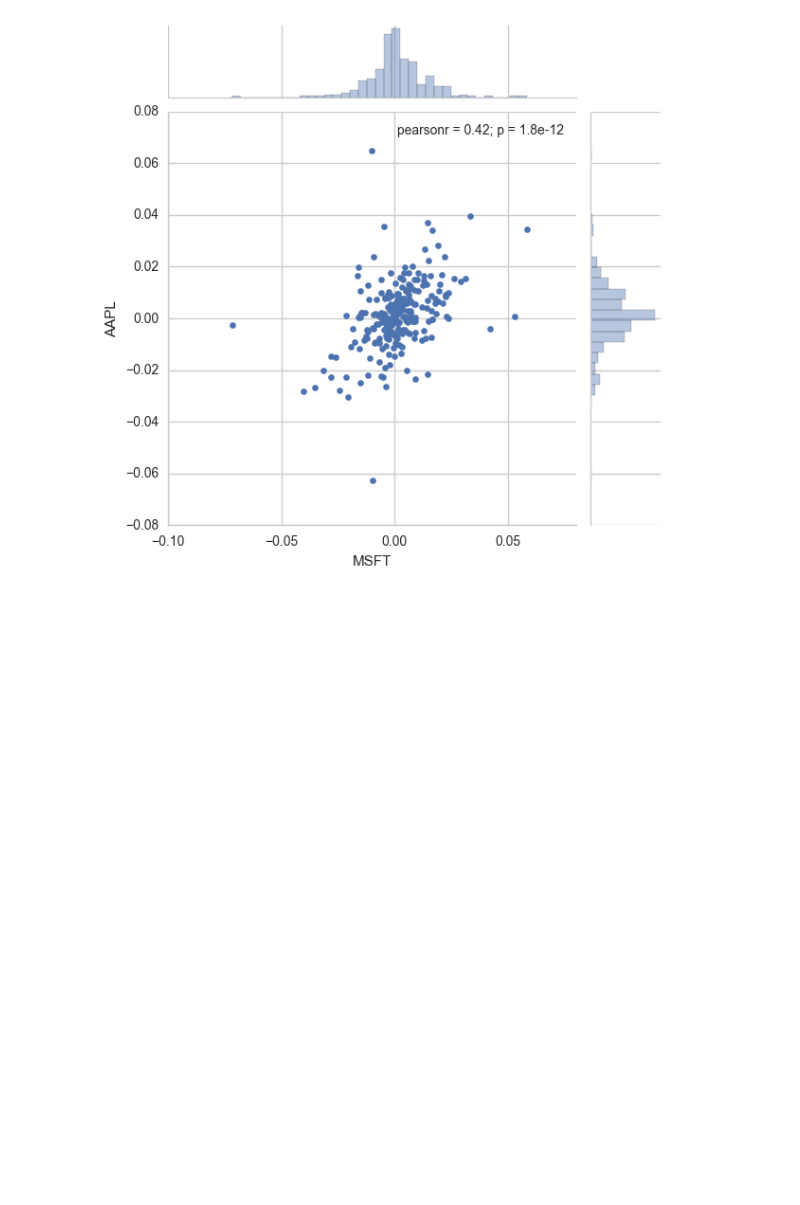
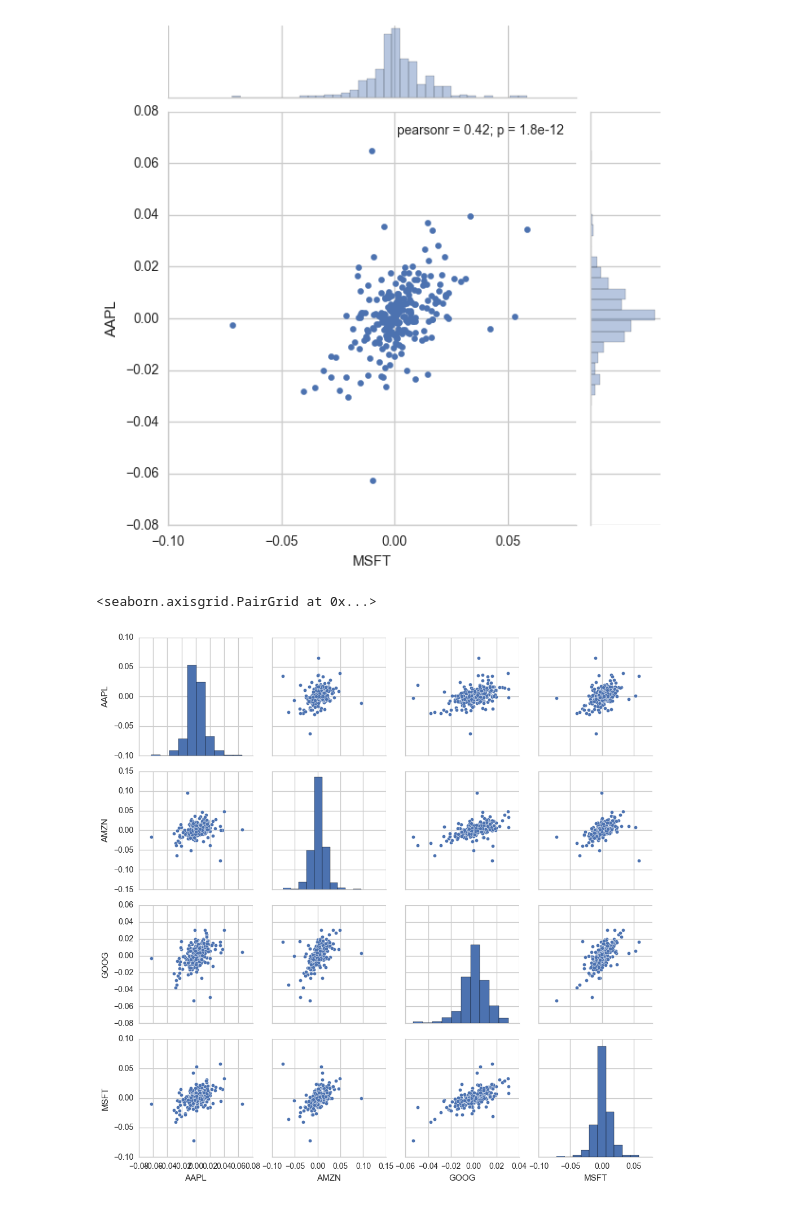
Before and after one commit to thatguyandy27/python-sandbox, a Jupyter notebook: l9/Stock Market Data Analysis Project.ipynb, the cells around one changed output. Drawn from its saved outputs; the diff is of its cells as text; code cells hidden in the pictures; blank space fills up the shorter version.

```diff
--- a/l9/Stock Market Data Analysis Project.ipynb
+++ b/l9/Stock Market Data Analysis Project.ipynb
@@ -93,3 +93,8 @@ sns.jointplot('MSFT', 'AAPL', tech_rets, kind='scatter')
 # %% [output]
 <seaborn.axisgrid.JointGrid at 0x...>
 [figure]
+# %%
+sns.pairplot(tech_rets.dropna())
+# %% [output]
+<seaborn.axisgrid.PairGrid at 0x...>
+[figure, added]
```
Also changed, not shown: parts of 4 cells of this notebook.
